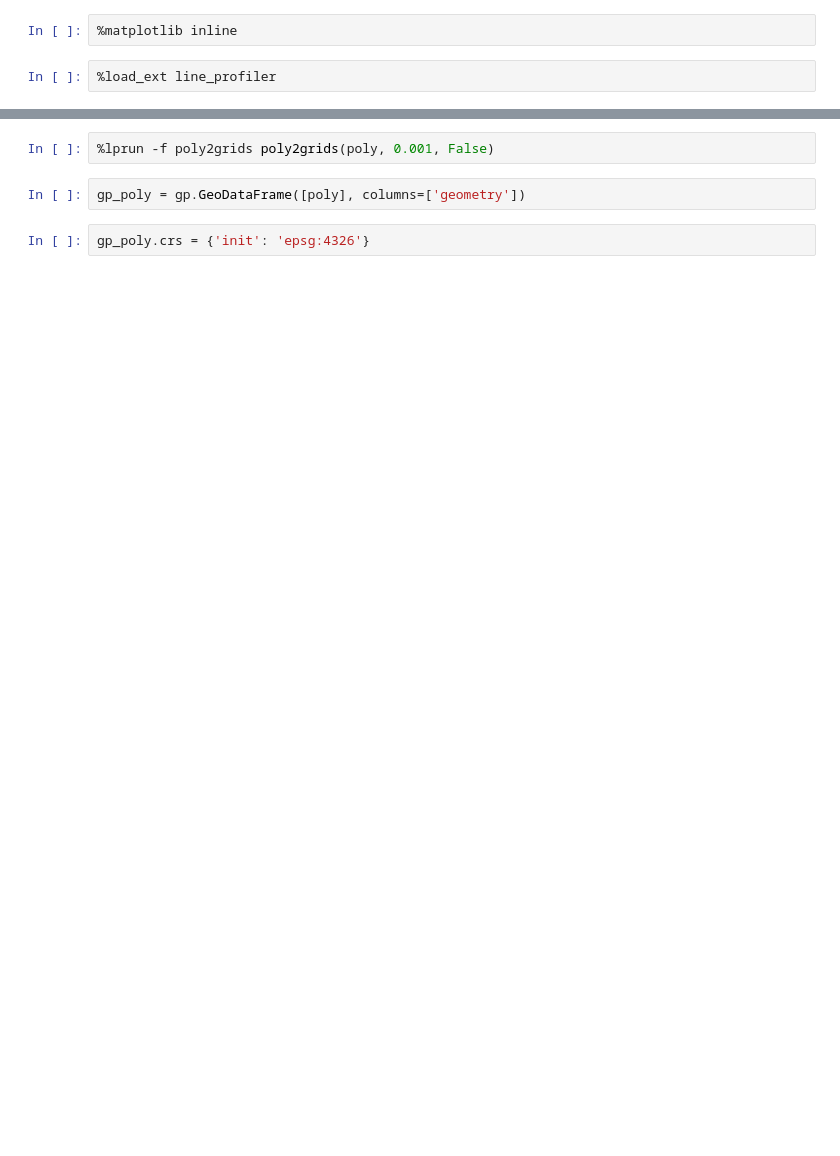
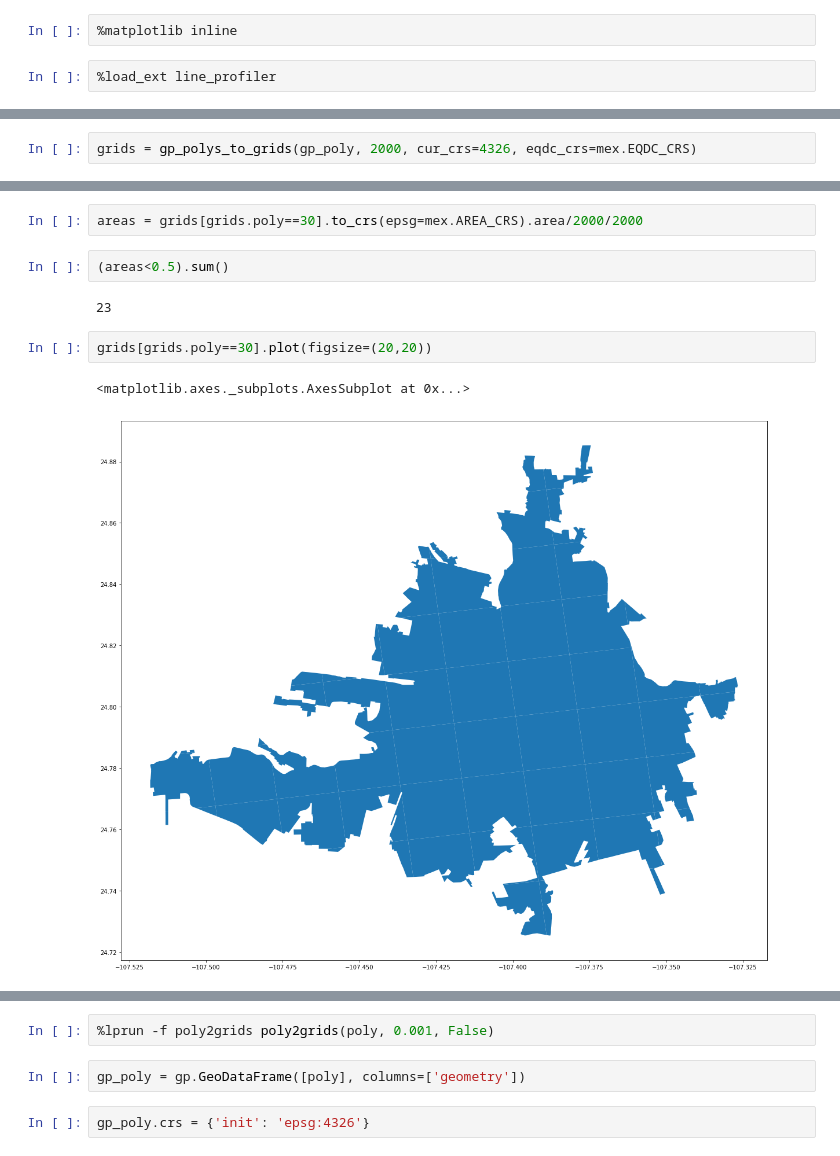
Before and after one commit to JHWu92/mob2crime, a Jupyter notebook: dev_nb/src.utils.gis.poly2grids.ipynb, the cells around one changed output, grey strips where cells are left out. Cells and saved outputs as stored; diff of their text form; blank space fills up the shorter version.

```diff
--- a/dev_nb/src.utils.gis.poly2grids.ipynb
+++ b/dev_nb/src.utils.gis.poly2grids.ipynb
@@ -60,0 +48,2 @@ def poly2grids(poly, side, within_poly=True):
+# %%
+grids = gp_polys_to_grids(gp_poly, 2000, cur_crs=4326, eqdc_crs=mex.EQDC_CRS)
@@ -60,0 +114,11 @@ def poly2grids(poly, side, within_poly=True):
+# %%
+areas = grids[grids.poly==30].to_crs(epsg=mex.AREA_CRS).area/2000/2000
+# %%
+(areas<0.5).sum()
+# %% [output]
+23
+# %%
+grids[grids.poly==30].plot(figsize=(20,20))
+# %% [output]
+<matplotlib.axes._subplots.AxesSubplot at 0x...>
+[figure, added]
```
Also changed, not shown: parts of 24 cells of this notebook, 1 other file.
